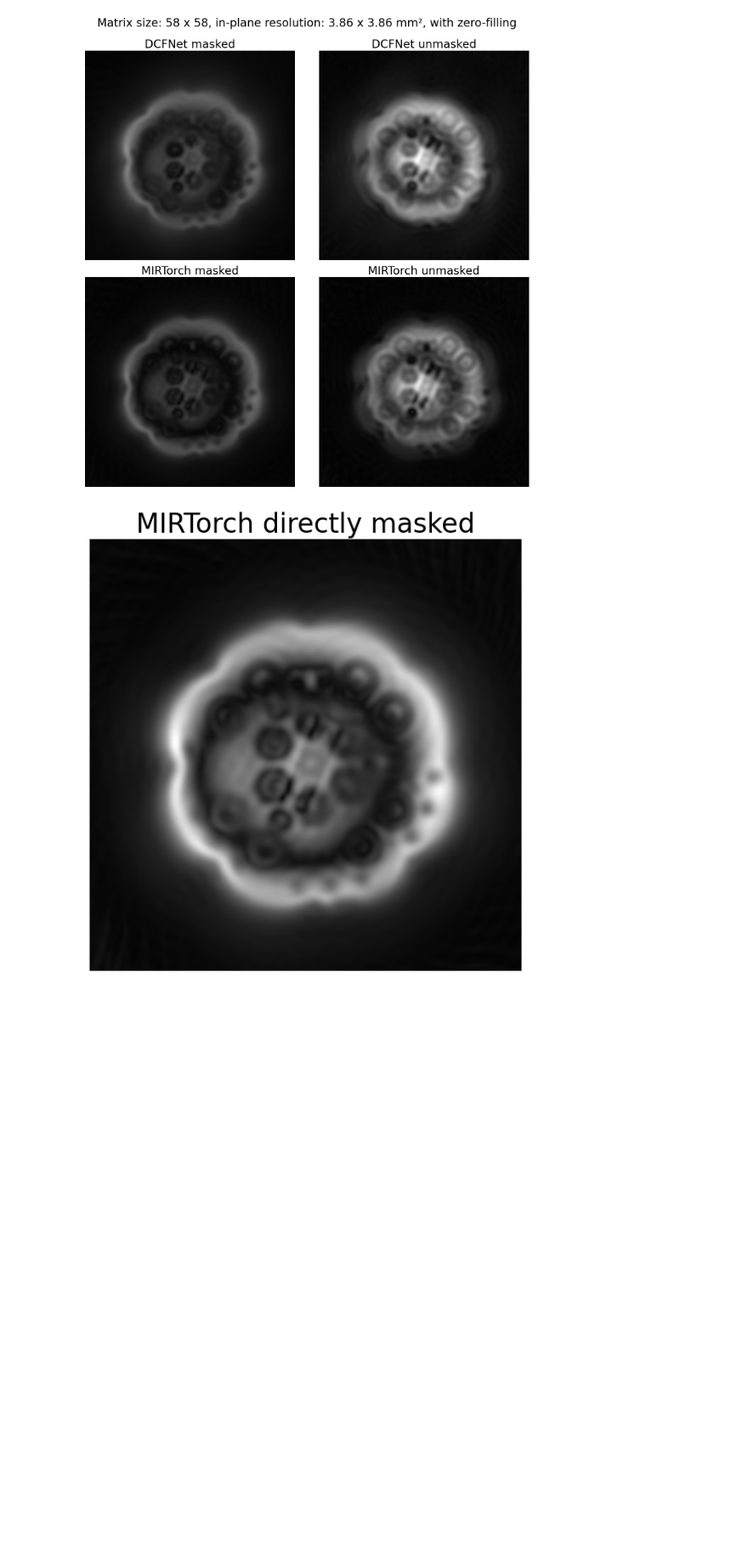
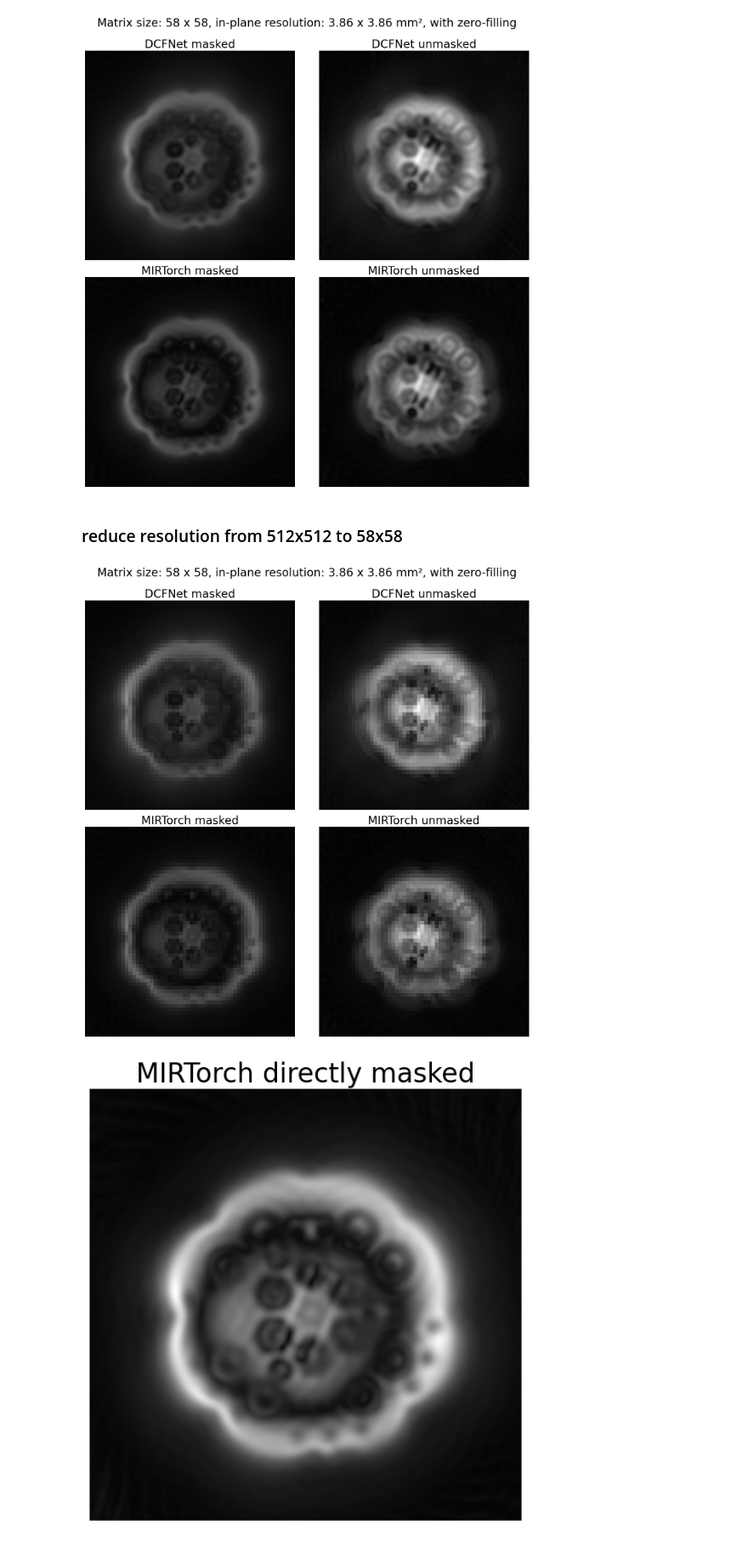
Before and after one commit to frank-roesler/MR_Trajectory_Fit, a Jupyter notebook: recon512_zerofilling.ipynb, the cells around one changed output. Shown at 85% size. Saved outputs shown, nothing was run; the diff lists cells and outputs as text; code cells hidden in the pictures; blank space fills up the shorter version.

```diff
--- a/recon512_zerofilling.ipynb
+++ b/recon512_zerofilling.ipynb
@@ -504,6 +504,38 @@ plt.tight_layout()
 plt.show()
 # %% [output]
 [figure]
+# %% [markdown]
+### reduce resolution from 512x512 to 58x58
+# %%
+# try to reduce resolution
+
+from skimage.transform import resize
+
+images_58 = [
+    resize(np.abs(img), (58, 58), anti_aliasing=False)
+    for img in images
+]
+
+plt.figure(figsize=(14, 14))
+
+for idx, (img, title) in enumerate(zip(images_58, titles), start=1):
+    plt.subplot(2, 2, idx)
+    plt.imshow(np.abs(img), cmap="gray", vmin=0, vmax=i_max)
+    plt.title(title, fontsize=24)
+    plt.axis("off")
+
+plt.suptitle(
+    f"Matrix size: {new_resolution} x {new_resolution}, "
+    f"in-plane resolution: {new_resolution_mm:.2f} x {new_resolution_mm:.2f} mm², "
+    f"with zero-filling",
+    fontsize=24,
+    y=1
+)
+
+plt.tight_layout()
+plt.show()
+# %% [output]
+[figure, added]
 # %%
 # try to feed the masked rosette directly into MIRTorch
 mask_resort = mask.astype(bool)
```
Also changed, not shown: 2 other files.
